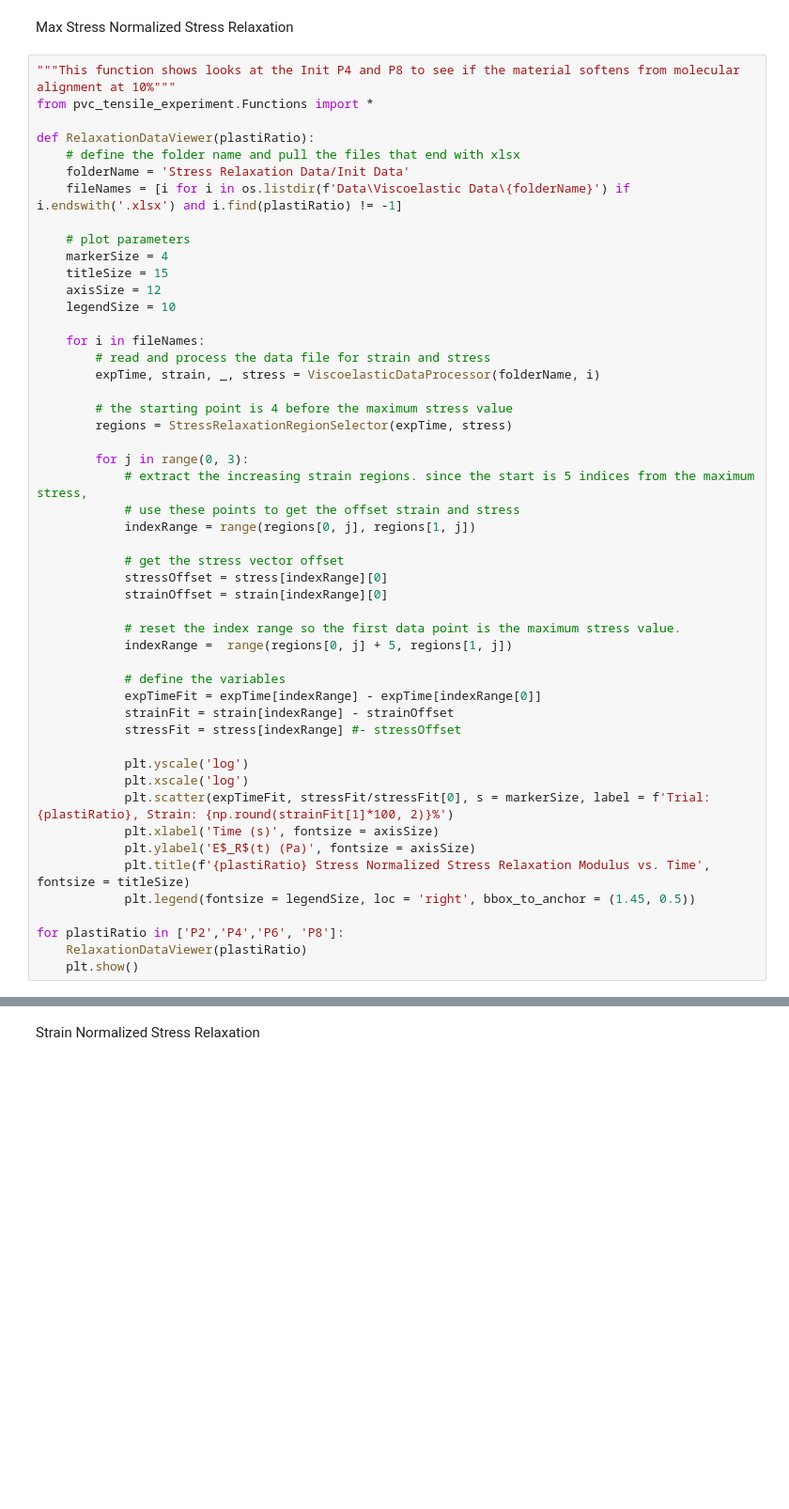
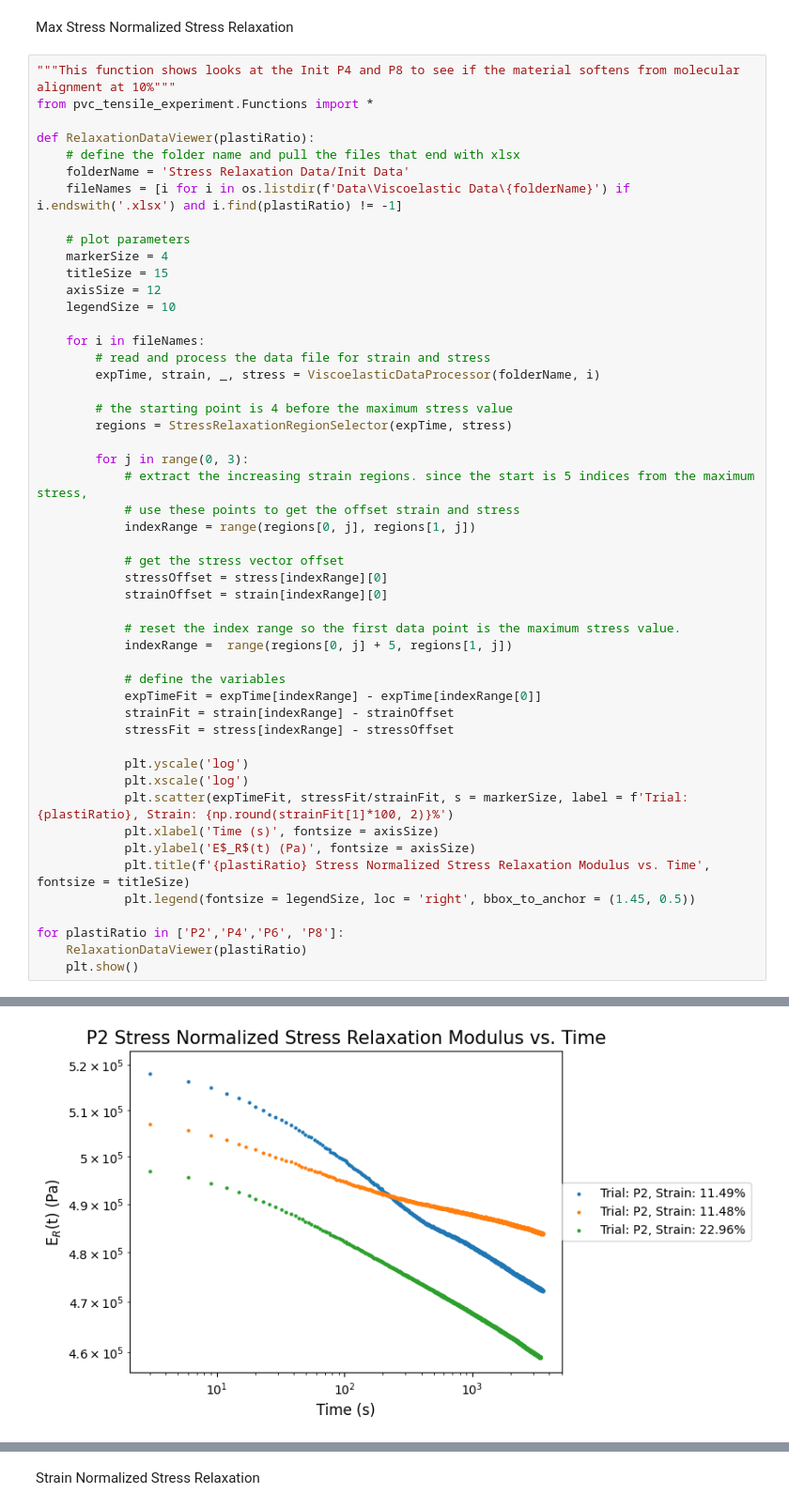
Before and after one commit to TheDuckenEngineer/PVC-Tensile-Experiment, a Jupyter notebook: Viscoelastic fitting.ipynb, the cells around one changed output, grey strips where cells are left out. Shown at 94% size. Cells and saved outputs as stored; diff of their text form; blank space fills up the shorter version.

```diff
--- a/Viscoelastic fitting.ipynb
+++ b/Viscoelastic fitting.ipynb
@@ -37,11 +37,11 @@ def RelaxationDataViewer(plastiRatio):
             # define the variables
             expTimeFit = expTime[indexRange] - expTime[indexRange[0]]
             strainFit = strain[indexRange] - strainOffset
-            stressFit = stress[indexRange] #- stressOffset
+            stressFit = stress[indexRange] - stressOffset
 
             plt.yscale('log')
             plt.xscale('log')
-            plt.scatter(expTimeFit, stressFit/stressFit[0], s = markerSize, label = f'Trial: {plastiRatio}, Strain: {np.round(strainFit[1]*100, 2)}%')
+            plt.scatter(expTimeFit, stressFit/strainFit, s = markerSize, label = f'Trial: {plastiRatio}, Strain: {np.round(strainFit[1]*100, 2)}%')
             plt.xlabel('Time (s)', fontsize = axisSize)
             plt.ylabel('E$_R$(t) (Pa)', fontsize = axisSize)
             plt.title(f'{plastiRatio} Stress Normalized Stress Relaxation Modulus vs. Time', fontsize = titleSize)
@@ -50,3 +50,4 @@ def RelaxationDataViewer(plastiRatio):
 for plastiRatio in ['P2','P4','P6', 'P8']:
     RelaxationDataViewer(plastiRatio)
     plt.show()
+# %% [output]
@@ -52,0 +71 @@ for plastiRatio in ['P2','P4','P6', 'P8']:
+[figure, added]
```
Also changed, not shown: parts of 10 cells of this notebook, 2 other files.
